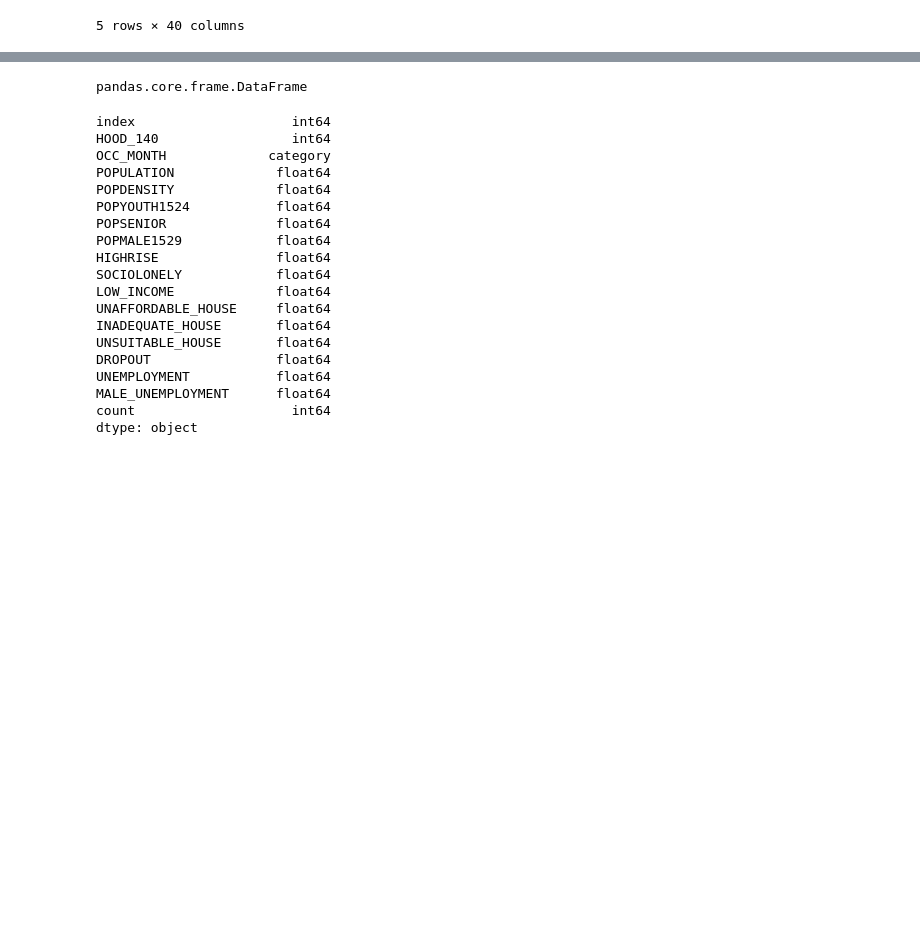
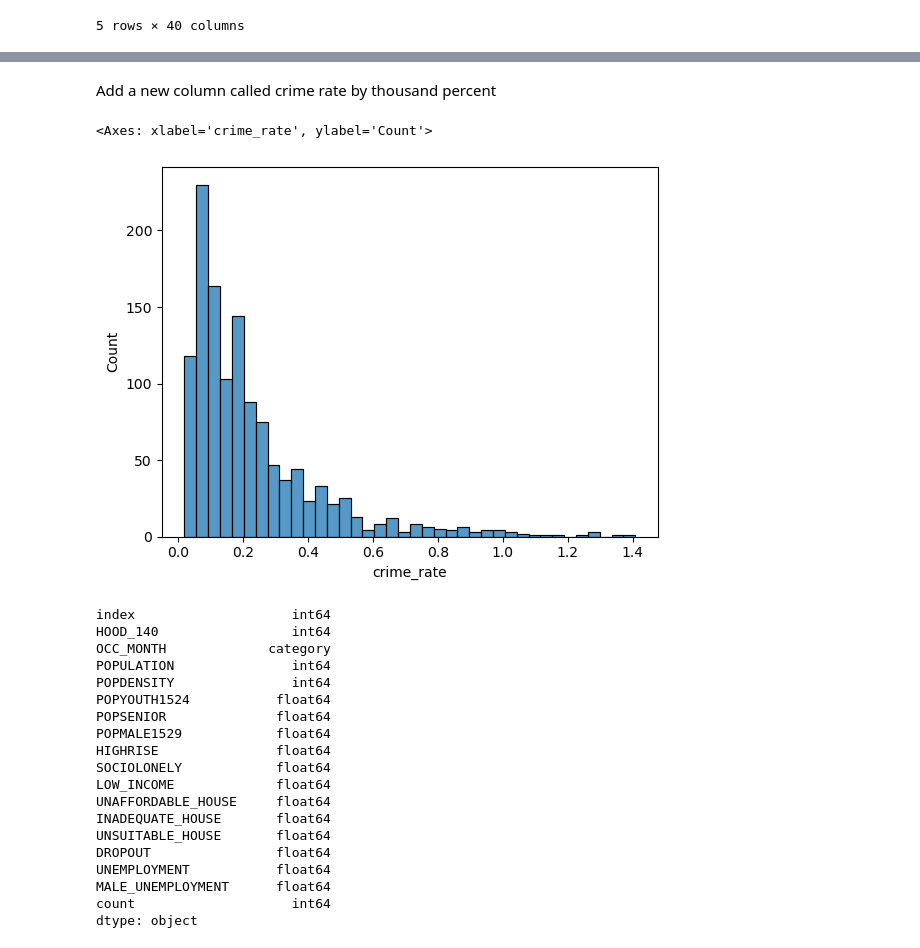
Before and after one commit to zyuxing0717/Toronto-firearm-discharge-analysis, a Jupyter notebook: olc_try.ipynb, the cells around one changed output, grey strips where cells are left out. Cells and saved outputs as stored; diff of their text form; code cells hidden in the pictures; blank space fills up the shorter version.

```diff
--- a/olc_try.ipynb
+++ b/olc_try.ipynb
@@ -105,10 +111,15 @@ print(grouped_df[grouped_df['HOOD_140'] == 1])
 9       8
 10     10
 11      7
-# %%
-type(grouped_df[column_data_types.keys()])
-# %% [output]
-pandas.core.frame.DataFrame
+# %% [markdown]
+Add a new column called crime rate by thousand percent
+# %%
+grouped_df['crime_rate'] = grouped_df['count'] / grouped_df['POPULATION'] * 1000
+# %%
+sns.histplot(grouped_df['crime_rate'])
+# %% [output]
+<Axes: xlabel='crime_rate', ylabel='Count'>
+[figure, added]
 # %%
 column_data_types = {
    'POPYOUTH1524' : 'float64'  ,
@@ -138,8 +149,8 @@ print(grouped_df.dtypes)
 index                    int64
 HOOD_140                 int64
 OCC_MONTH             category
-POPULATION             float64
-POPDENSITY             float64
+POPULATION               int64
+POPDENSITY               int64
 POPYOUTH1524           float64
 POPSENIOR              float64
 POPMALE1529            float64
```
Also changed, not shown: parts of 10 cells of this notebook.
